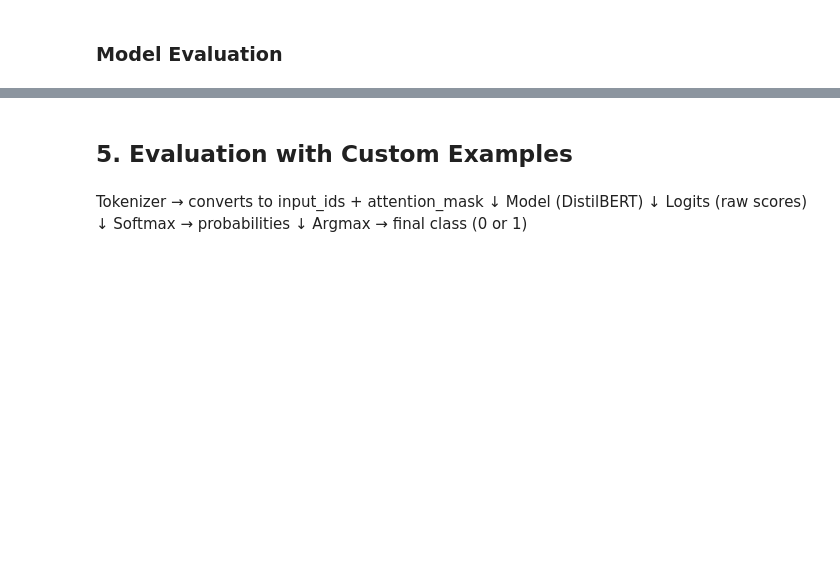
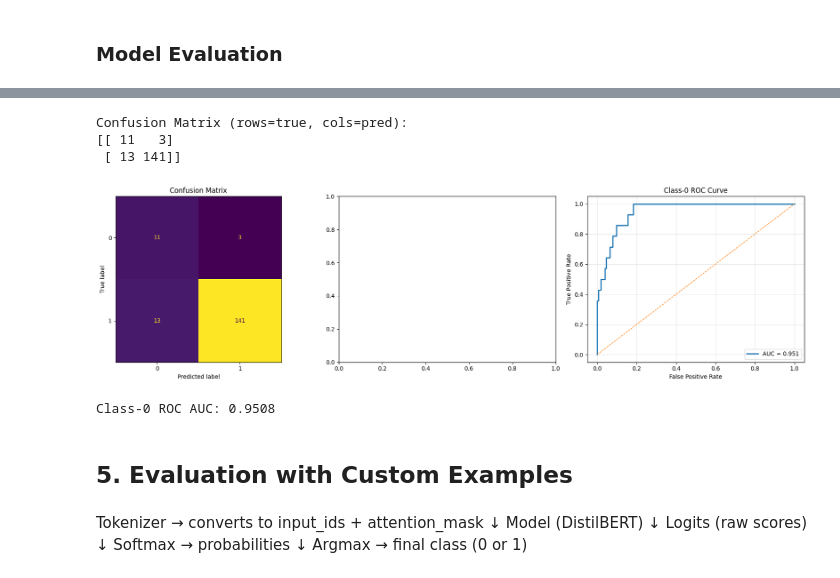
Before and after one commit to devpatel0005/Sentira-AI, a Jupyter notebook: E_commerce_Review_Intelligence_System.ipynb, the cells around one changed output, grey strips where cells are left out. Drawn from its saved outputs; the diff is of its cells as text; code cells hidden in the pictures; blank space fills up the shorter version.

```diff
--- a/E_commerce_Review_Intelligence_System.ipynb
+++ b/E_commerce_Review_Intelligence_System.ipynb
@@ -474,0 +518,55 @@ Test F1: 0.9848484848484849
+# %%
+import matplotlib.pyplot as plt
+from sklearn.metrics import (
+    ConfusionMatrixDisplay,
+    average_precision_score,
+    confusion_matrix,
+    precision_recall_curve,
+    roc_auc_score,
+    roc_curve,
+)
+
+# Get logits once and reuse for all diagnostics.
+test_outputs = trainer.predict(test_dataset)
+logits = test_outputs.predictions
+probs = torch.softmax(torch.tensor(logits), dim=1).numpy()
+
+y_true = np.array(test_labels)
+y_pred = np.argmax(probs, axis=1)
+
+# 1) Confusion matrix (argmax predictions)
+cm = confusion_matrix(y_true, y_pred, labels=[0, 1])
+print("Confusion Matrix (rows=true, cols=pred):")
+print(cm)
+
+# 2) Class-0 one-vs-rest curves using probability of class 0.
+y_true_0 = (y_true == 0).astype(int)
+y_score_0 = probs[:, 0]
+
+
+fpr_0, tpr_0, _ = roc_curve(y_true_0, y_score_0)
+roc_auc_0 = roc_auc_score(y_true_0, y_score_0)
+
+fig, axes = plt.subplots(1, 3, figsize=(18, 5))
+
+ConfusionMatrixDisplay(confusion_matrix=cm, display_labels=[0, 1]).plot(
+    ax=axes[0],
+    colorbar=False,
+)
+axes[0].set_title("Confusion Matrix")
+
+
+axes[2].plot(fpr_0, tpr_0, linewidth=2, label=f"AUC = {roc_auc_0:.3f}")
+axes[2].plot([0, 1], [0, 1], linestyle="--", linewidth=1)
+axes[2].set_title("Class-0 ROC Curve")
+axes[2].set_xlabel("False Positive Rate")
+axes[2].set_ylabel("True Positive Rate")
+axes[2].legend(loc="lower right")
+axes[2].grid(alpha=0.3)
+
+plt.tight_layout()
+plt.show()
+
+
+print(f"Class-0 ROC AUC: {roc_auc_0:.4f}")
+# %% [output]
@@ -475,3 +574,8 @@ Test F1: 0.9848484848484849
+Confusion Matrix (rows=true, cols=pred):
+[[ 11   3]
+ [ 13 141]]
+[figure, added]
+Class-0 ROC AUC: 0.9508
 # %% [markdown]
 ## 5. Evaluation with Custom Examples
 # %% [markdown]
```
Also changed, not shown: parts of 17 cells of this notebook, 20 other files.
